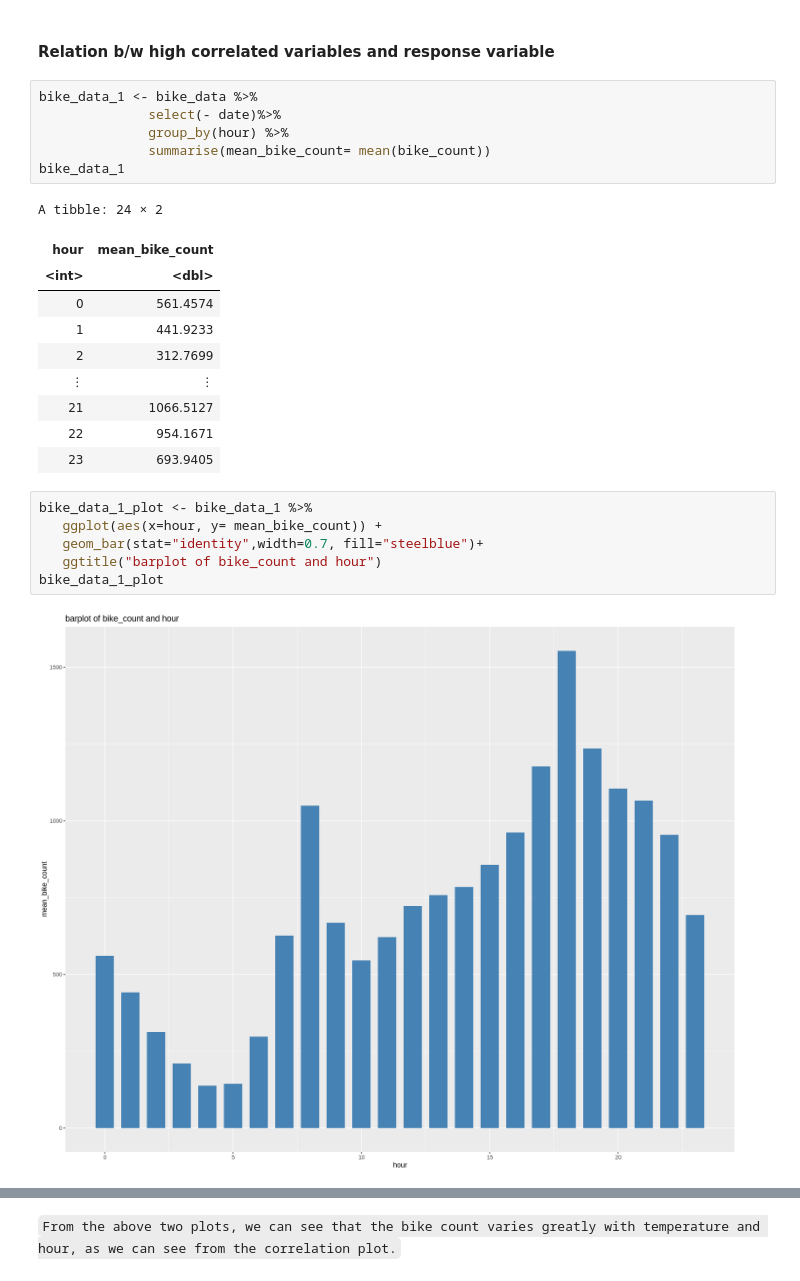
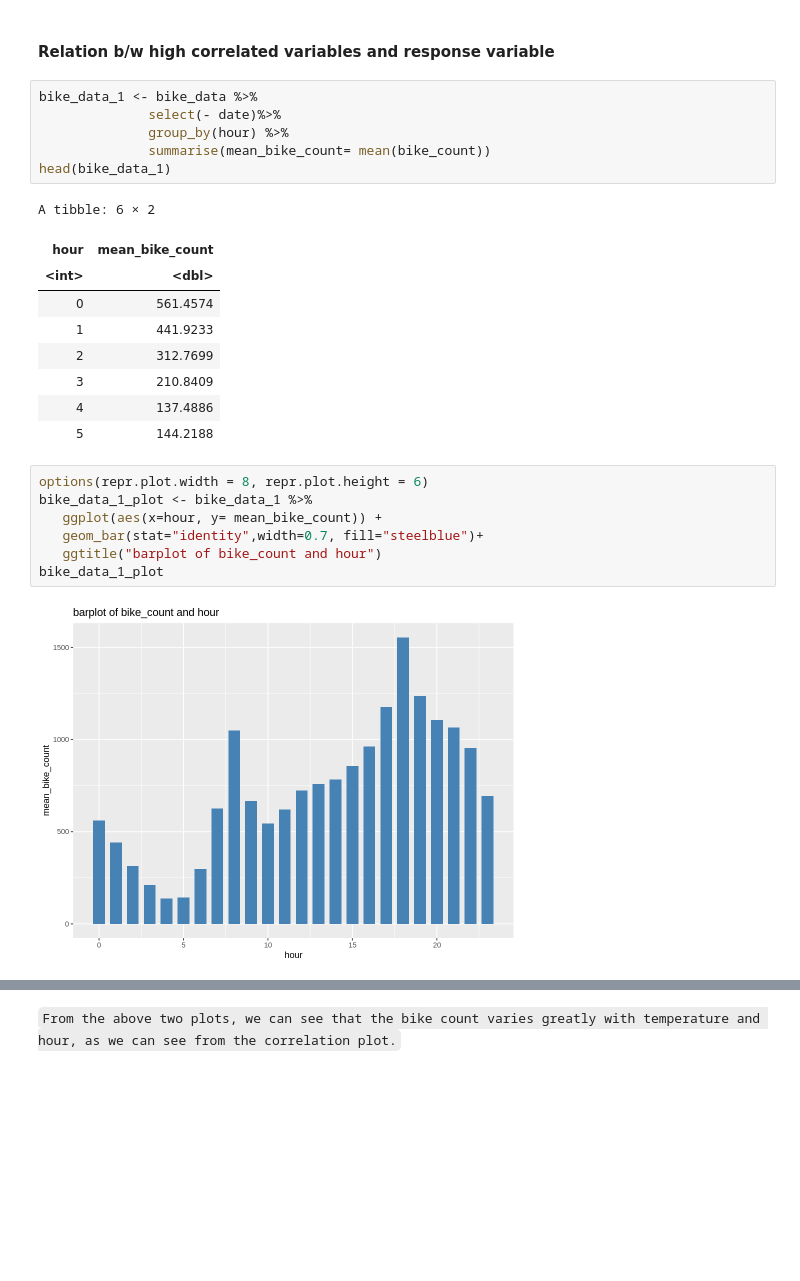
Before and after one commit to omertahi/STAT301-Project, a Jupyter notebook: Project Proposal.ipynb, the cells around one changed output, grey strips where cells are left out. Cells and saved outputs as stored; diff of their text form; blank space fills up the shorter version.

```diff
--- a/Project Proposal.ipynb
+++ b/Project Proposal.ipynb
@@ -122,24 +147,24 @@ bike_data_1 <- bike_data %>%
               select(- date)%>%
               group_by(hour) %>%
               summarise(mean_bike_count= mean(bike_count))
-bike_data_1
+head(bike_data_1)
 # %% [output]
-A tibble: 24 × 2
+A tibble: 6 × 2
 | hour | mean_bike_count |
 | <int> | <dbl> |
 | 0 | 561.4574 |
 | 1 | 441.9233 |
 | 2 | 312.7699 |
-| ⋮ | ⋮ |
-| 21 | 1066.5127 |
-| 22 | 954.1671 |
-| 23 | 693.9405 |
+| 3 | 210.8409 |
+| 4 | 137.4886 |
+| 5 | 144.2188 |
 # %%
+options(repr.plot.width = 8, repr.plot.height = 6)
 bike_data_1_plot <- bike_data_1 %>%
    ggplot(aes(x=hour, y= mean_bike_count)) +
    geom_bar(stat="identity",width=0.7, fill="steelblue")+
    ggtitle("barplot of bike_count and hour")
 bike_data_1_plot
 # %% [output]
-[figure, old version]
+[figure, new version]
 # %%
```
Also changed, not shown: parts of 10 cells of this notebook.
